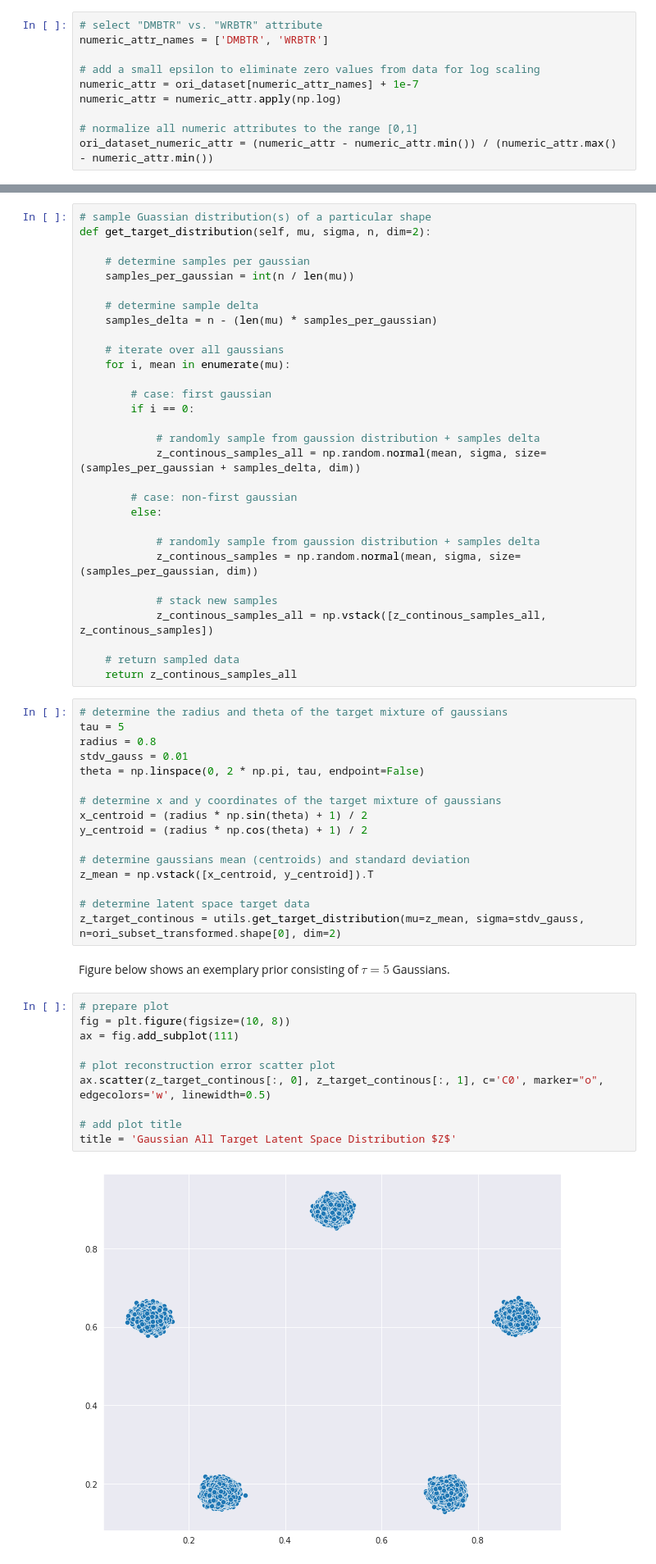
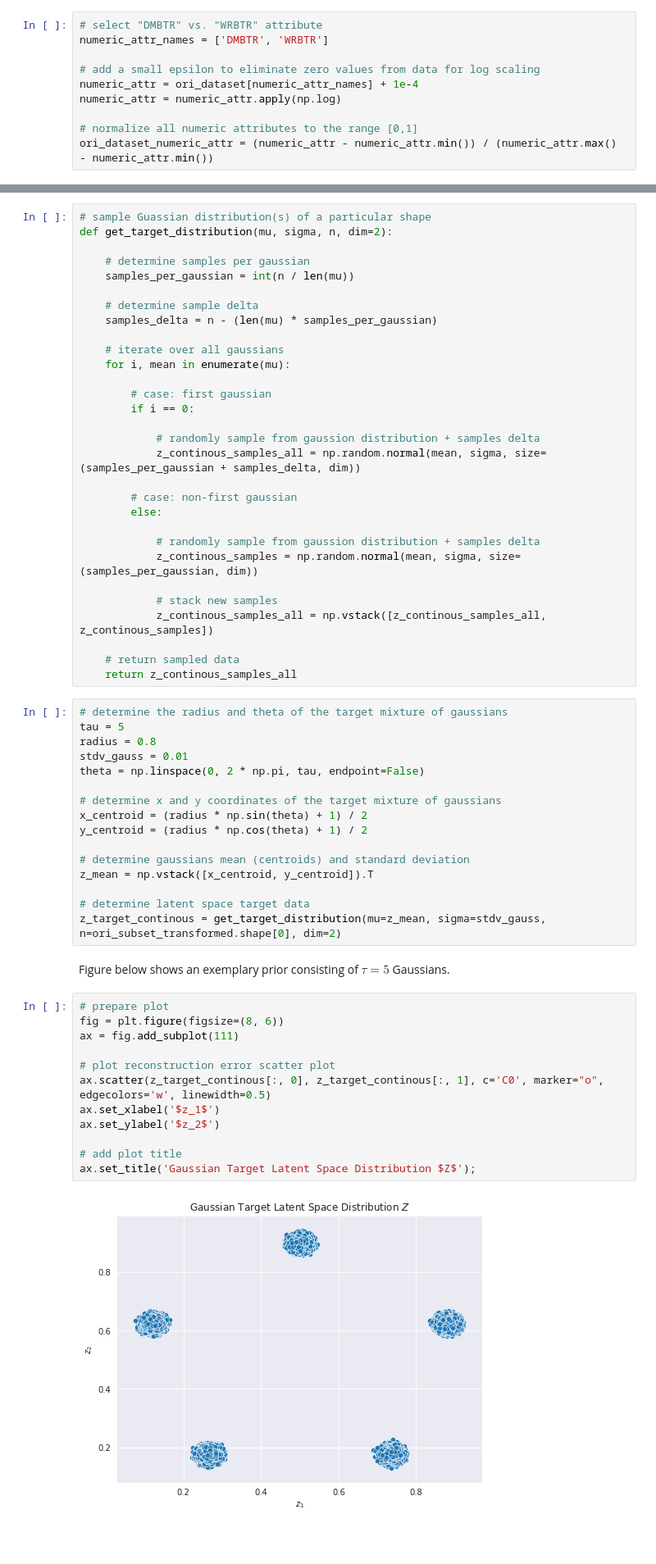
Before and after one commit to GitiHubi/deepAD, a Jupyter notebook: Ad_Autoencoder.ipynb, the cells around one changed output, grey strips where cells are left out. Shown: that part at 82% size. Drawn from its saved outputs; the diff is of its cells as text; blank space fills up the shorter version.

```diff
--- a/Ad_Autoencoder.ipynb
+++ b/Ad_Autoencoder.ipynb
@@ -213,7 +209,7 @@ As expected, it can be observed, that for both attributes the distributions of a
 numeric_attr_names = ['DMBTR', 'WRBTR']
 
 # add a small epsilon to eliminate zero values from data for log scaling
-numeric_attr = ori_dataset[numeric_attr_names] + 1e-7
+numeric_attr = ori_dataset[numeric_attr_names] + 1e-4
 numeric_attr = numeric_attr.apply(np.log)
 
 # normalize all numeric attributes to the range [0,1]
@@ -538,6 +568,6 @@ To partition the learned journal entry representations, we sample from a prior d
 # %%
 # sample Guassian distribution(s) of a particular shape
-def get_target_distribution(self, mu, sigma, n, dim=2):
+def get_target_distribution(mu, sigma, n, dim=2):
 
     # determine samples per gaussian
     samples_per_gaussian = int(n / len(mu))
@@ -580,18 +610,20 @@ y_centroid = (radius * np.cos(theta) + 1) / 2
 z_mean = np.vstack([x_centroid, y_centroid]).T
 
 # determine latent space target data
-z_target_continous = utils.get_target_distribution(mu=z_mean, sigma=stdv_gauss, n=ori_subset_transformed.shape[0], dim=2)
+z_target_continous = get_target_distribution(mu=z_mean, sigma=stdv_gauss, n=ori_subset_transformed.shape[0], dim=2)
 # %% [markdown]
 Figure below shows an exemplary prior consisting of $\tau=5$ Gaussians.
 # %%
 # prepare plot
-fig = plt.figure(figsize=(10, 8))
+fig = plt.figure(figsize=(8, 6))
 ax = fig.add_subplot(111)
 
 # plot reconstruction error scatter plot
 ax.scatter(z_target_continous[:, 0], z_target_continous[:, 1], c='C0', marker="o", edgecolors='w', linewidth=0.5)
+ax.set_xlabel('$z_1$')
+ax.set_ylabel('$z_2$')
 
 # add plot title
-title = 'Gaussian All Target Latent Space Distribution $Z$'
+ax.set_title('Gaussian Target Latent Space Distribution $Z$');
 # %% [output]
-[figure, old version]
+[figure, new version]
```
Also changed, not shown: parts of 49 cells of this notebook.
